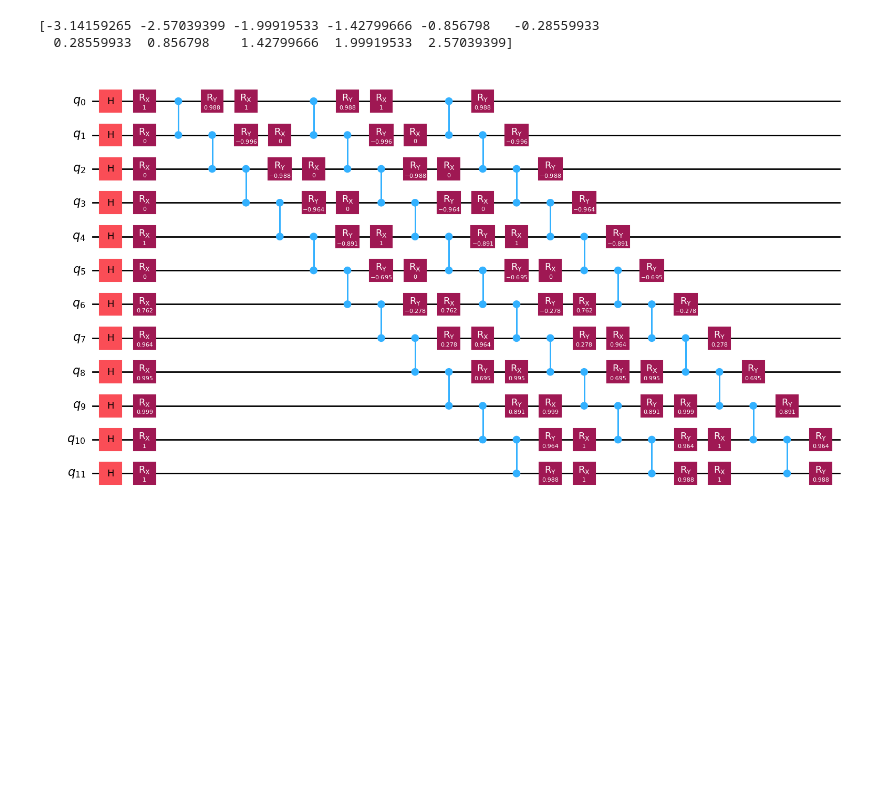
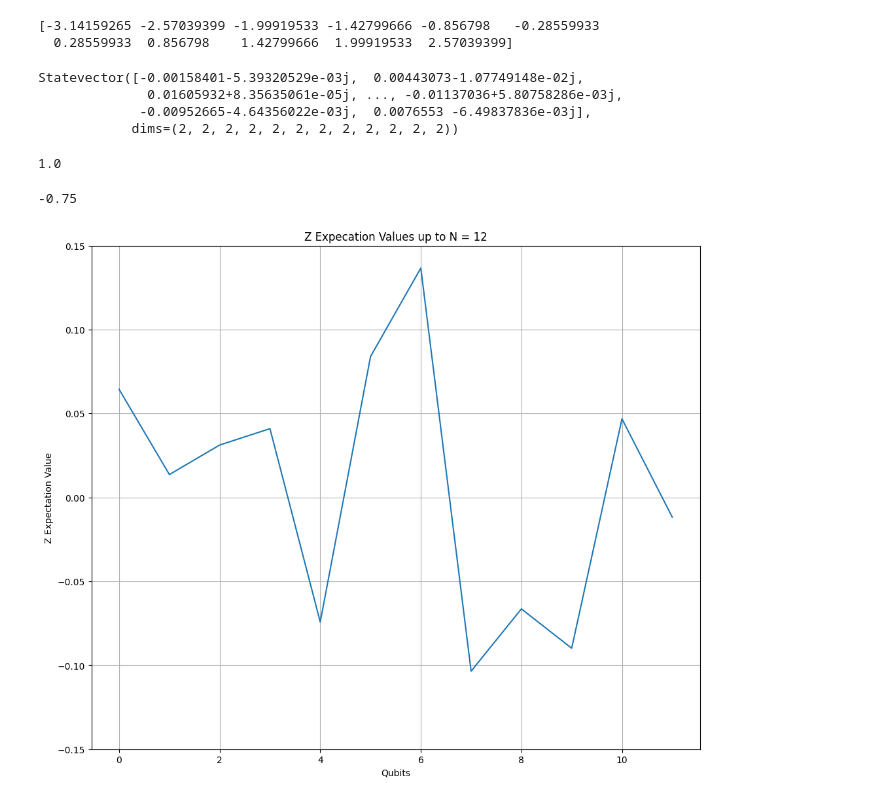
Before and after one commit to piersk/EEEN40290_Thesis, a Jupyter notebook: LQDRL.ipynb, the cells around one changed output. Drawn from its saved outputs; the diff is of its cells as text; code cells hidden in the pictures; blank space fills up the shorter version.

Commit message:
Updated objectives and added circuit simulation. Embedding dummy test data to LQ-DRL architecture for actor ansatz

```diff
--- a/LQDRL.ipynb
+++ b/LQDRL.ipynb
@@ -297,15 +254,12 @@ print(theta_par_inp_vec)
 # The values can be updated using the parameter-shifting function in uav_lqdrl_env.py
 # The computation concerned with updating the values, parameters, etc. can be performed within the environment program. The values can also be initialised within the Gym environment.
 # Will test the values out in the Notebook for now before moving onto integrating the Gym environment with this ansatz
-#n_qubits = 12
+n_qubits = 12
 E_rem = 500e03
 num_gus = 4
 u = []
 uav_pos = [0, 0, 0]
-theta_par_inp_vec = np.arange(-np.pi, np.pi, (2*np.pi / (n_qubits - 1)))
 
-#inp_vec = [uav_pos, E_rem, [u[k] for k in range(0, num_gus-1)]]
-#inp_vec = [uav_pos, E_rem, u]
 inp_vec = []
 
 for i in range(len(uav_pos)):
@@ -316,12 +270,23 @@ for j in range(2*num_gus):
     inp_vec.append(u[j])
 
 n_qubits = len(inp_vec)
+theta_par_inp_vec = np.arange(-np.pi, np.pi, (2*np.pi / (n_qubits - 1)))
 
 theta_arr = x_angle_transformation(n_qubits, inp_vec)
 theta_par_arr = x_angle_transformation(n_qubits, theta_par_inp_vec)
 
 lqdrl = build_ansatz(n_qubits, m_layers, theta_arr, theta_par_arr)
 #print(lqdrl)
-circuit_drawer(lqdrl, output="mpl")
+sv = Statevector.from_instruction(lqdrl)
+print(sv)
+
+lqdrl.measure_all()
+sim = AerSimulator()
+tqc = transpile(lqdrl, sim)
+result = sim.run(tqc, shots=1024).result()
+counts = result.get_counts()
 # %% [output]
-[figure, removed]
+Statevector([-0.00158401-5.39320529e-03j,  0.00443073-1.07749148e-02j,
+              0.01605932+8.35635061e-05j, ..., -0.01137036+5.80758286e-03j,
+             -0.00952665-4.64356022e-03j,  0.0076553 -6.49837836e-03j],
+            dims=(2, 2, 2, 2, 2, 2, 2, 2, 2, 2, 2, 2))
@@ -328,3 +299,41 @@ circuit_drawer(lqdrl, output="mpl")
+# %%
+z = 1 - ((150 - 120) / (150 - 0))
+print(z)
+# %% [output]
+1.0
+# %%
+def compute_z_expectation_from_counts(counts, qubit_index, shots=1024):
+    expectation = 0
+    for bitstring, count in counts.items():
+        bit = bitstring[::-1][qubit_index]  # Qiskit stores bitstrings big-endian
+        z = 1 if bit == '0' else -1
+        expectation += z * count
+    return expectation / shots
+
+z0_expect_arr = []
+tot = 0
+k_shots = 1024 >> 4
+#k_shots = 1024
+
+for i in range(n_qubits):
+    z0_expect = compute_z_expectation_from_counts(counts, qubit_index=i)
+    z0_expect_arr.append(z0_expect)
+
+for j in range(k_shots):
+    tot += z0_expect
+print(tot)
+
+plt.figure(figsize=(12, 10))
+plt.plot(z0_expect_arr)
+plt.title("Z Expecation Values up to N = 12")
+plt.xlabel("Qubits")
+plt.ylabel("Z Expectation Value")
+plt.grid()
+plt.ylim(-0.15, 0.15)
+plt.show()
+# %% [output]
+-0.75
+[figure, added]
 # %%
 # TODO: BUILD PAULI Z-GATE OF NxN size, i.e., tensor it with N identity matrices
 def pauli_z(N):
```
Also changed, not shown: parts of 15 cells of this notebook.
